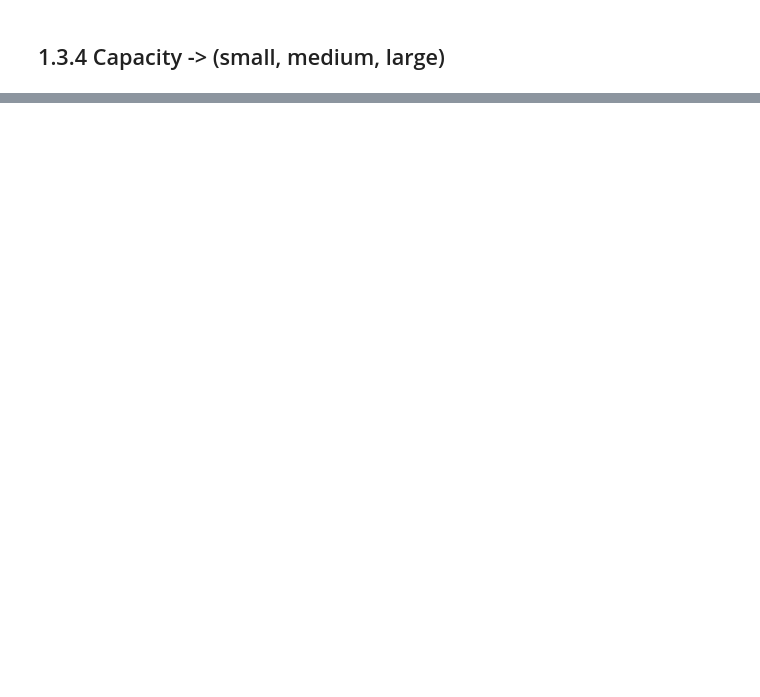
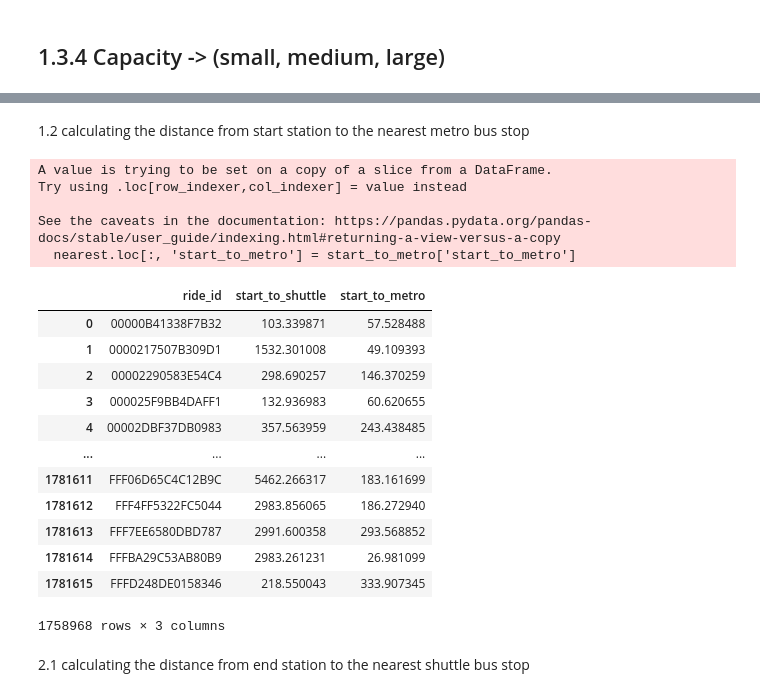
Before and after one commit to reham-shaban/DM-homework, a Jupyter notebook: Data_Mining_Homework.ipynb, the cells around one changed output, grey strips where cells are left out. Cells and saved outputs as stored; diff of their text form; code cells hidden in the pictures; blank space fills up the shorter version.

```diff
--- a/Data_Mining_Homework.ipynb
+++ b/Data_Mining_Homework.ipynb
@@ -2530 +2778,10 @@ capital_bikeshare_locations_df['CAPACITY_CAT'] = pd.cut(
+# %%
+shuttle_gdf = shuttle_gdf.to_crs('EPSG:6933')
+shuttle_geo = shuttle_gdf[['geometry']]
+
+metro_gdf = metro_gdf.to_crs('EPSG:6933')
+metro_geo = metro_gdf[['geometry']]
+
+start_gdf = start_gdf.to_crs('EPSG:6933')
+end_gdf = end_gdf.to_crs('EPSG:6933')
 # %% [markdown]
@@ -2531,0 +2789,10 @@ capital_bikeshare_locations_df['CAPACITY_CAT'] = pd.cut(
+# %%
+start_to_shuttle = gpd.sjoin_nearest(
+    start_gdf,
+    shuttle_geo,
+    how='left',
+    distance_col = 'start_to_shuttle'
+).drop_duplicates(subset='ride_id')
+# %%
+nearest = start_to_shuttle[['ride_id','start_to_shuttle']]
+nearest
@@ -2531,0 +2813,33 @@ capital_bikeshare_locations_df['CAPACITY_CAT'] = pd.cut(
+# %% [markdown]
+1.2 calculating the distance from start station to the nearest metro bus stop
+# %%
+start_to_metro = gpd.sjoin_nearest(
+    end_gdf,
+    metro_geo,
+    how='left',
+    distance_col = 'start_to_metro'
+).drop_duplicates(subset='ride_id')
+# %%
+nearest.loc[:, 'start_to_metro'] = start_to_metro['start_to_metro']
+nearest
+# %% [output]
+A value is trying to be set on a copy of a slice from a DataFrame.
+Try using .loc[row_indexer,col_indexer] = value instead
+
+See the caveats in the documentation: https://pandas.pydata.org/pandas-docs/stable/user_guide/indexing.html#returning-a-view-versus-a-copy
+  nearest.loc[:, 'start_to_metro'] = start_to_metro['start_to_metro']
+|  | ride_id | start_to_shuttle | start_to_metro |
+| 0 | 00000B41338F7B32 | 103.339871 | 57.528488 |
+| 1 | 0000217507B309D1 | 1532.301008 | 49.109393 |
+| 2 | 00002290583E54C4 | 298.690257 | 146.370259 |
+| 3 | 000025F9BB4DAFF1 | 132.936983 | 60.620655 |
+| 4 | 00002DBF37DB0983 | 357.563959 | 243.438485 |
+| ... | ... | ... | ... |
+| 1781611 | FFF06D65C4C12B9C | 5462.266317 | 183.161699 |
+| 1781612 | FFF4FF5322FC5044 | 2983.856065 | 186.272940 |
+| 1781613 | FFF7EE6580DBD787 | 2991.600358 | 293.568852 |
+| 1781614 | FFFBA29C53AB80B9 | 2983.261231 | 26.981099 |
+| 1781615 | FFFD248DE0158346 | 218.550043 | 333.907345 |
+1758968 rows × 3 columns
+# %% [markdown]
+2.1 calculating the distance from end station to the nearest shuttle bus stop
```
Also changed, not shown: parts of 58 cells of this notebook.
